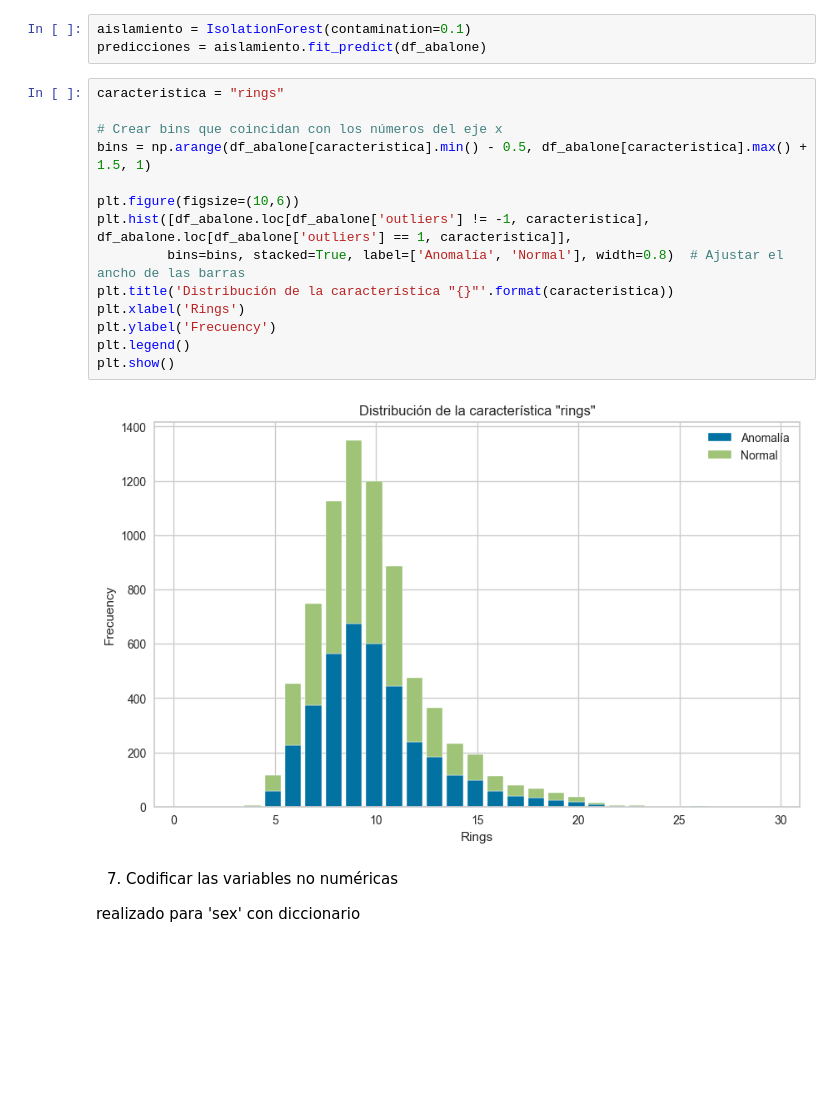
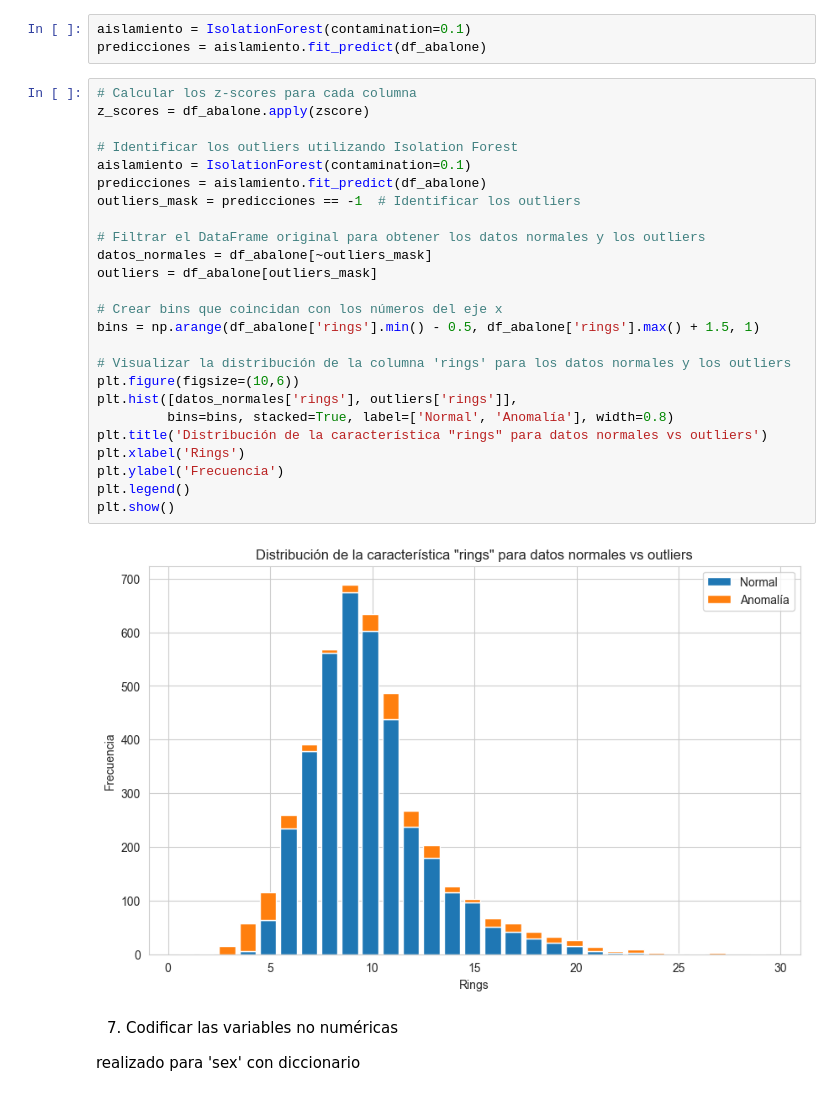
Before and after one commit to arielgiamportone/Infer-number-of-growth-rings-of-the-Abalone, a Jupyter notebook: Abalone_Rings_Inference.ipynb, the cells around one changed output. Cells and saved outputs as stored; diff of their text form; blank space fills up the shorter version.

```diff
--- a/Abalone_Rings_Inference.ipynb
+++ b/Abalone_Rings_Inference.ipynb
@@ -215,21 +218,32 @@ from sklearn.ensemble import IsolationForest
 aislamiento = IsolationForest(contamination=0.1)
 predicciones = aislamiento.fit_predict(df_abalone)
 # %%
-caracteristica = "rings"
+# Calcular los z-scores para cada columna
+z_scores = df_abalone.apply(zscore)
+
+# Identificar los outliers utilizando Isolation Forest
+aislamiento = IsolationForest(contamination=0.1)
+predicciones = aislamiento.fit_predict(df_abalone)
+outliers_mask = predicciones == -1  # Identificar los outliers
+
+# Filtrar el DataFrame original para obtener los datos normales y los outliers
+datos_normales = df_abalone[~outliers_mask]
+outliers = df_abalone[outliers_mask]
 
 # Crear bins que coincidan con los números del eje x
-bins = np.arange(df_abalone[caracteristica].min() - 0.5, df_abalone[caracteristica].max() + 1.5, 1)
+bins = np.arange(df_abalone['rings'].min() - 0.5, df_abalone['rings'].max() + 1.5, 1)
 
+# Visualizar la distribución de la columna 'rings' para los datos normales y los outliers
 plt.figure(figsize=(10,6))
-plt.hist([df_abalone.loc[df_abalone['outliers'] != -1, caracteristica], df_abalone.loc[df_abalone['outliers'] == 1, caracteristica]],
-         bins=bins, stacked=True, label=['Anomalía', 'Normal'], width=0.8)  # Ajustar el ancho de las barras
-plt.title('Distribución de la característica "{}"'.format(caracteristica))
+plt.hist([datos_normales['rings'], outliers['rings']],
+         bins=bins, stacked=True, label=['Normal', 'Anomalía'], width=0.8)
+plt.title('Distribución de la característica "rings" para datos normales vs outliers')
 plt.xlabel('Rings')
-plt.ylabel('Frecuency')
+plt.ylabel('Frecuencia')
 plt.legend()
 plt.show()
 # %% [output]
-[figure, old version]
+[figure, new version]
 # %% [markdown]
 7. Codificar las variables no numéricas
 
```
Also changed, not shown: parts of 15 cells of this notebook, 5 other files.
